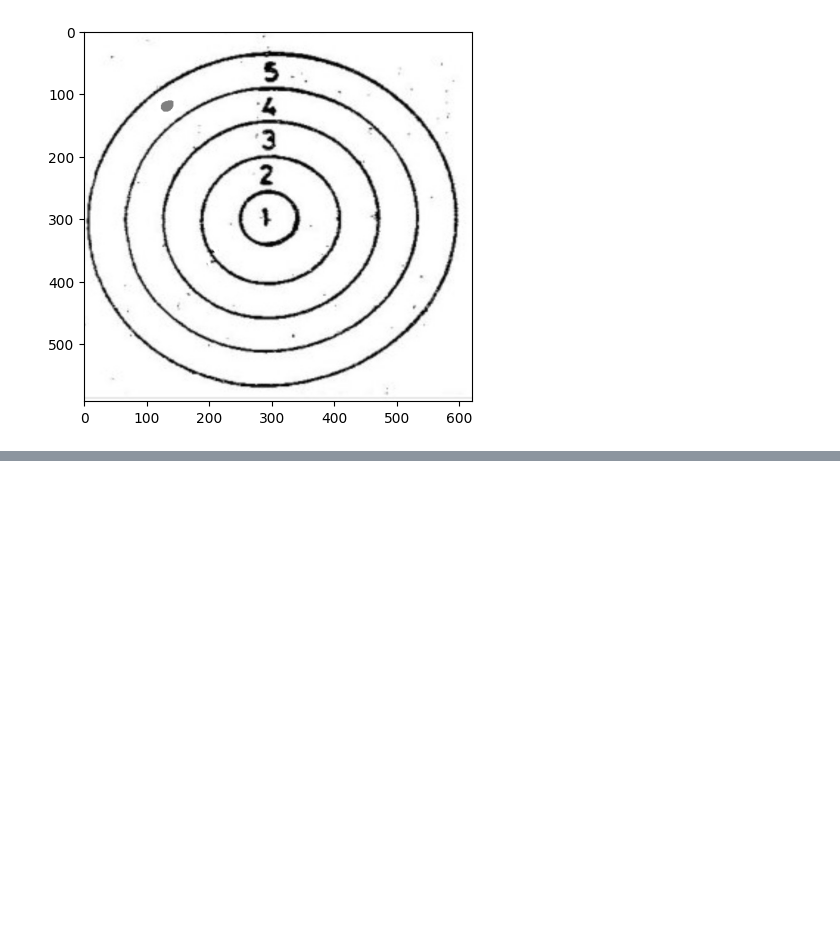
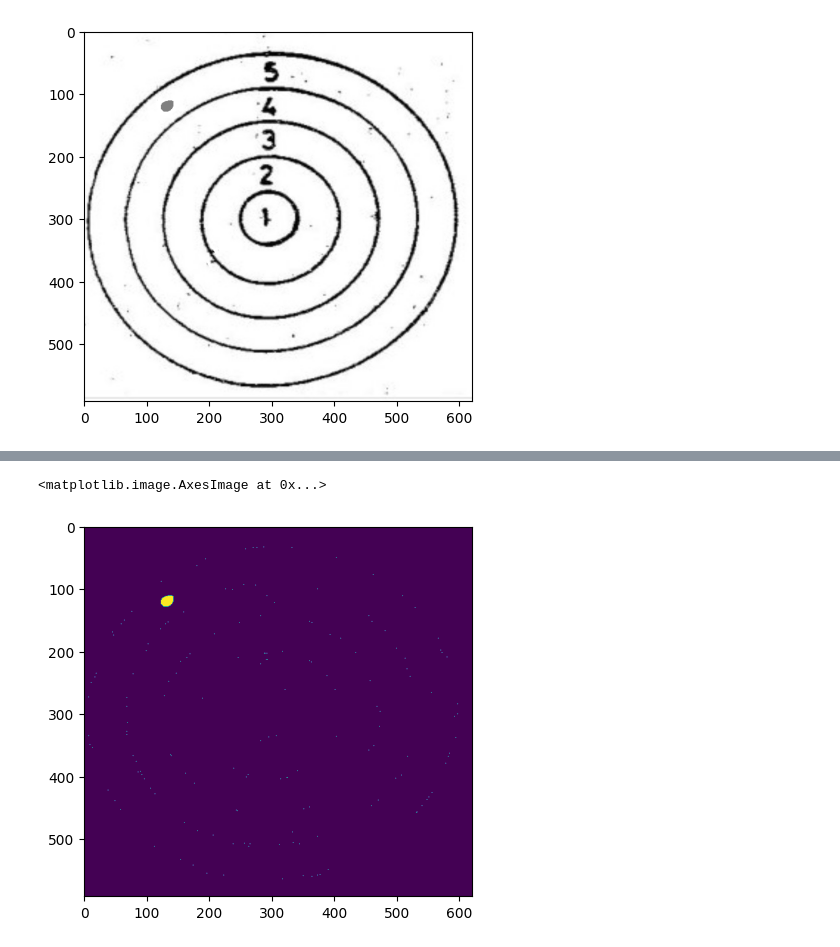
Before and after one commit to eomerfaruk/hedef_bulma_proje, a Jupyter notebook: Untitled-1.ipynb, the cells around one changed output, grey strips where cells are left out. Cells and saved outputs as stored; diff of their text form; code cells hidden in the pictures; blank space fills up the shorter version.

```diff
--- a/Untitled-1.ipynb
+++ b/Untitled-1.ipynb
@@ -34,6 +34,11 @@ plt.imshow(medianblur)
 # %%
-lower = np.array([0, 0, 180])
-upper = np.array([180, 30, 220])
-mask = cv2.inRange(img, lower , upper)
-hedef_kordinatları = []
-hedef_kordinatları.append(cv2.boundingRect(mask)) #gri hedefin bulunduğu kordinat bulunur
+lower = np.array([0, 0, 127])
+upper = np.array([179, 255, 127])
+mask = cv2.inRange(hsv , lower , upper)
+#hedef_kordinatları = []
+#hedef_kordinatları.append(cv2.boundingRect(mask)) #gri hedefin bulunduğu kordinat bulunur
+# %%
+plt.imshow(mask)
+# %% [output]
+<matplotlib.image.AxesImage at 0x...>
+[figure, added]
```
Also changed, not shown: parts of 38 cells of this notebook, 1 other file.
